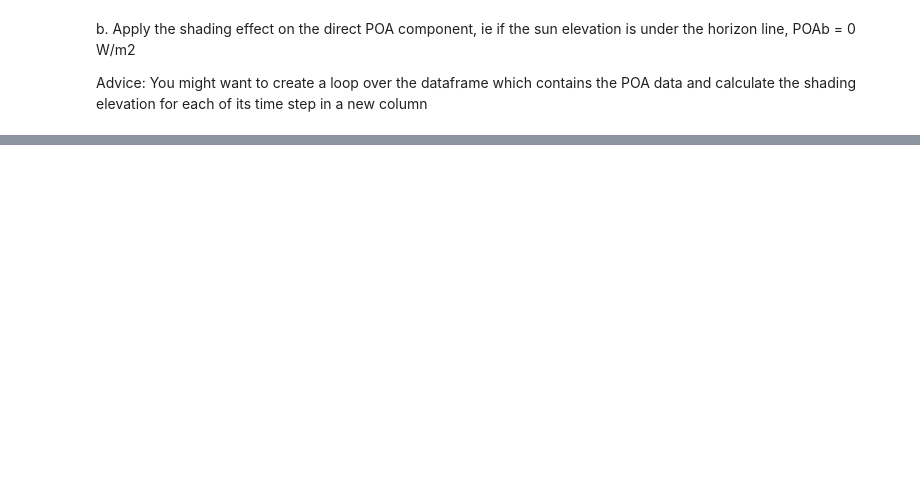
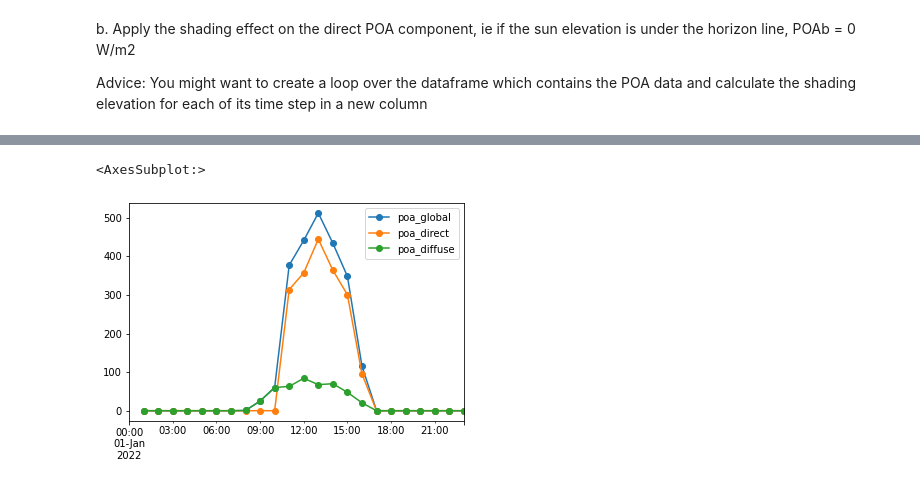
Before and after one commit to AlexandreHugoMathieu/pvfault_detection_solar_academy, a Jupyter notebook: notebooks/python_intro2_horizon_mask.ipynb, the cells around one changed output, grey strips where cells are left out. Drawn from its saved outputs; the diff is of its cells as text; code cells hidden in the pictures; blank space fills up the shorter version.

```diff
--- a/notebooks/python_intro2_horizon_mask.ipynb
+++ b/notebooks/python_intro2_horizon_mask.ipynb
@@ -191,0 +366,20 @@ Advice: You might want to create a loop over the dataframe which contains the PO
+# %%
+# Create a copy of poa_data to inject shading
+poa_data_wshading = poa_data.copy()
+
+# Inject the elevation column from "solar_position" to "poa_data_wshading" to make it easier to manipulate
+poa_data_wshading["sun_elevation"] =  90 - solar_position["zenith"]
+poa_data_wshading["azimuth"] =   solar_position["azimuth"]
+
+# prepare a column with no values to include the elevation of the shading mask
+poa_data_wshading["elevation_shading"] = np.nan
+
+# Loop over each row to check what is the azimuth and asign the mask elevation value according to the azimuth with "data_ts"
+for idx, row in poa_data_wshading.iterrows():
+
+    # Round off the azimuth to be able to extract the values with the index from "data_ts" which have no decimals
+    azimuth_int = round(poa_data_wshading.loc[idx, "azimuth"])
+
+    poa_data_wshading.loc[idx, "elevation_shading"] = data_ts.loc[azimuth_int]
+
+poa_data_wshading.head()
@@ -191,0 +393,15 @@ Advice: You might want to create a loop over the dataframe which contains the PO
+# %%
+# Create a filter to know when shading occurs (when the sun is under the shading elevation)
+filter_shading = poa_data_wshading["elevation_shading"] > poa_data_wshading["sun_elevation"]
+
+# Apply shading and block the direct component
+poa_data_wshading.loc[filter_shading, "poa_direct"] = 0
+
+# Recalculate the global component with the shading effect on the direct component
+poa_data_wshading["poa_global"] = poa_data_wshading["poa_direct"] + poa_data_wshading["poa_diffuse"]
+
+# Plot the first day
+poa_data_wshading.loc[:, ["poa_global", "poa_direct", "poa_diffuse"]].head(24).plot(marker="o")
+# %% [output]
+<AxesSubplot:>
+[figure, added]
```
Also changed, not shown: parts of 22 cells of this notebook, 5 other files.
